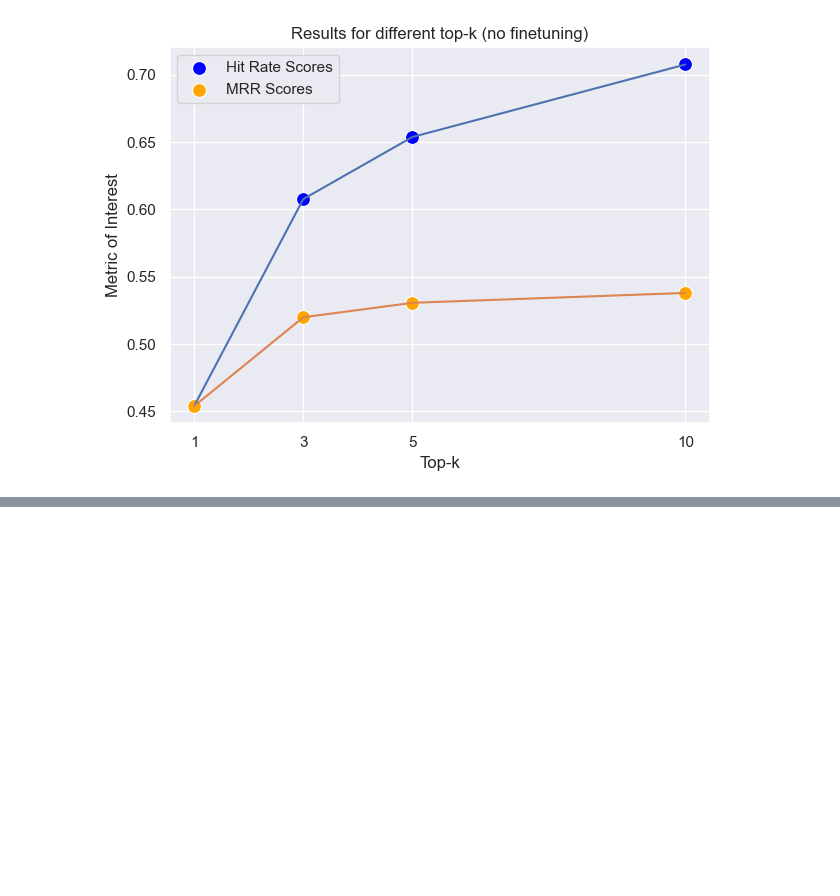
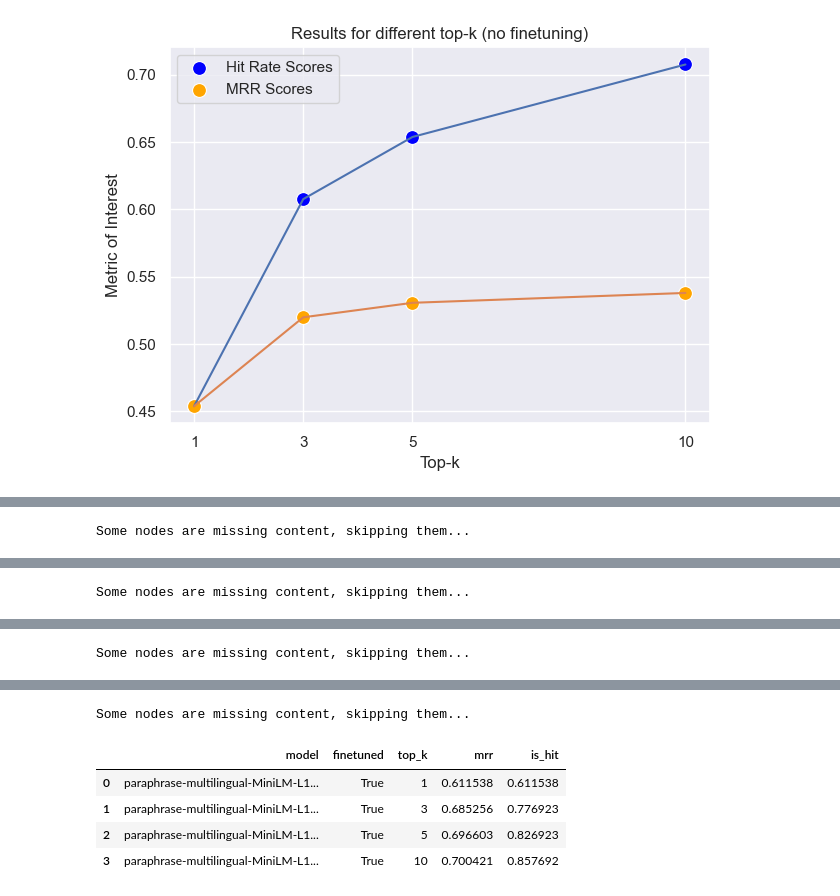
Before and after one commit to giobbu/GenAI, a Jupyter notebook: embedding-multilingual/improving_with_finetuning.ipynb, the cells around one changed output, grey strips where cells are left out. Saved outputs shown, nothing was run; the diff lists cells and outputs as text; code cells hidden in the pictures; blank space fills up the shorter version.

```diff
--- a/embedding-multilingual/improving_with_finetuning.ipynb
+++ b/embedding-multilingual/improving_with_finetuning.ipynb
@@ -151,0 +162,13 @@ plt.show()
+# %%
+from llama_index.finetuning import SentenceTransformersFinetuneEngine
+
+finetune_engine = SentenceTransformersFinetuneEngine(
+                                                    it_dataset,
+                                                    model_id=model_name,
+                                                    model_output_path="finetuned_model",
+                                                    val_dataset=it_dataset,
+                                                    )
+#    epochs=1,
+#    batch_size=16,
+#    learning_rate=2e-5,
+#    max_seq_length=128,
@@ -151,0 +212,19 @@ plt.show()
+# %%
+import pandas as pd
+from loguru import logger
+
+df_results_finetuning = pd.DataFrame()
+
+for top_k in [1, 3, 5, 10]:
+
+    logger.info(f"Evaluating for top_k={top_k}")
+
+    df_paraphrase_l12_results_it = evaluate(dataset=it_dataset,
+                                            embed_model=finetuned_embed_model,
+                                            top_k=top_k,
+                                            verbose=True)
+    df_results_finetuning_topk = dataframe_results(top_k, df_paraphrase_l12_results_it, finetuned=True)
+    df_results_finetuning = pd.concat([df_results_finetuning, df_results_finetuning_topk], ignore_index=True)
+
+df_results_finetuning
+# %% [output]
@@ -151,0 +232 @@ plt.show()
+Some nodes are missing content, skipping them...
@@ -151,0 +234 @@ plt.show()
+Some nodes are missing content, skipping them...
@@ -151,0 +236 @@ plt.show()
+Some nodes are missing content, skipping them...
@@ -151,0 +238,6 @@ plt.show()
+Some nodes are missing content, skipping them...
+|  | model | finetuned | top_k | mrr | is_hit |
+| 0 | paraphrase-multilingual-MiniLM-L1... | True | 1 | 0.611538 | 0.611538 |
+| 1 | paraphrase-multilingual-MiniLM-L1... | True | 3 | 0.685256 | 0.776923 |
+| 2 | paraphrase-multilingual-MiniLM-L1... | True | 5 | 0.696603 | 0.826923 |
+| 3 | paraphrase-multilingual-MiniLM-L1... | True | 10 | 0.700421 | 0.857692 |
```
Also changed, not shown: parts of 15 cells of this notebook.
